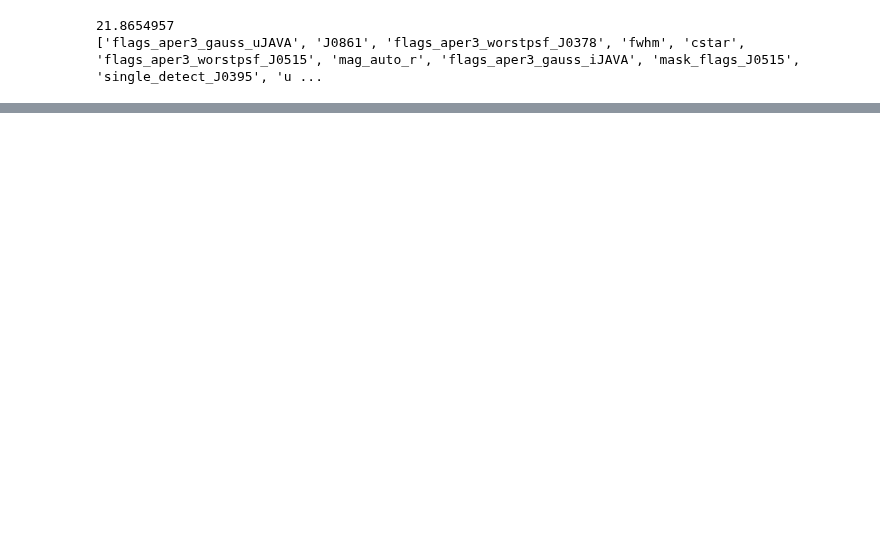
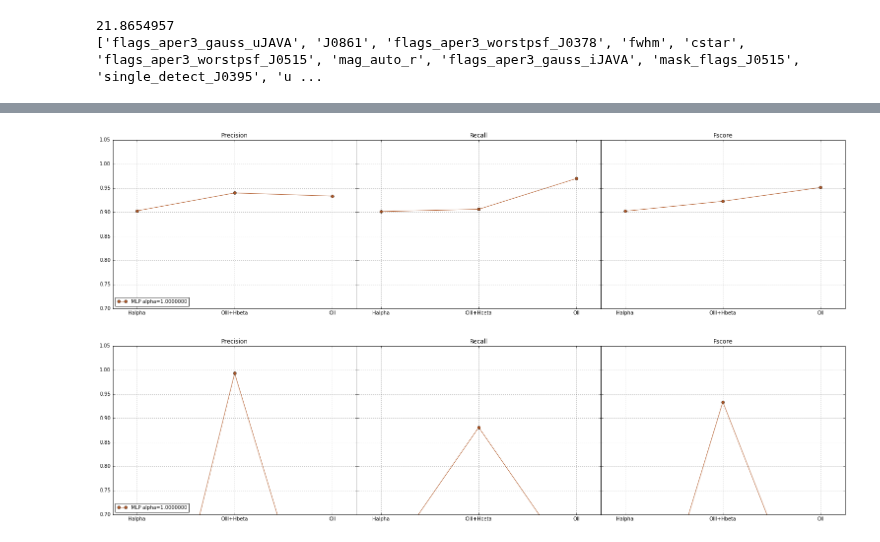
Before and after one commit to aaorsi/ELG_analysis, a Jupyter notebook: learn_ELGz.ipynb, the cells around one changed output, grey strips where cells are left out. Saved outputs shown, nothing was run; the diff lists cells and outputs as text; code cells hidden in the pictures; blank space fills up the shorter version.

Commit message:
Cleaner analysis of performance of training set

```diff
--- a/learn_ELGz.ipynb
+++ b/learn_ELGz.ipynb
@@ -988,7 +1015,7 @@ def plot_confusion_matrix(cm, classes,
     plt.xlabel('Predicted label')
 # %%
 #mlcolors[index]
-def summary_performance_plot(precision, recall, fscore, color, cnum, ctype, name,  gs, figname='summary'):
+def summary_performance_plot(index,precision, recall, fscore, color, cnum, ctype, name,  gs, figname='summary', ylim = [.0, 1.1]):
 
 
     ax = plt.subplot(gs[0])
@@ -997,8 +1024,8 @@ def summary_performance_plot(precision, recall, fscore, color, cnum, ctype, name
     ax.set_xticks([0,1,2,3])
     ax.set_xticklabels(ctype)
     ax.set_title('Precision')
-    ax.set_xlim([-0.25,3.25])
-    ax.set_ylim([.0,1.1])
+    ax.set_xlim([-0.25,2.25])
+    ax.set_ylim(ylim)
     ax.legend(loc='lower left',fontsize=10)
 
     ax = plt.subplot(gs[1])
@@ -1007,9 +1034,12 @@ def summary_performance_plot(precision, recall, fscore, color, cnum, ctype, name
     ax.set_xticks([0,1,2, 3])
     ax.set_xticklabels(ctype)
     ax.set_title('Recall')
-    ax.set_xlim([-0.25,3.25])
-    ax.set_ylim([.0,1.1])
+    ax.set_xlim([-0.25,2.25])
+    ax.set_ylim(ylim)
     ax.set_yticklabels([])
+    if index == 0:
+        ax.text(0.5,1.15, figname, fontsize=20, transform=ax.transAxes)
+
   #  ax.legend(loc='lower left',fontsize=10)
 
     ax = plt.subplot(gs[2])
@@ -1018,8 +1048,8 @@ def summary_performance_plot(precision, recall, fscore, color, cnum, ctype, name
     ax.set_xticks([0,1,2, 3])
     ax.set_xticklabels(ctype)
     ax.set_title('Fscore')
-    ax.set_xlim([-0.25,3.25])
-    ax.set_ylim([0.0,1.1])
+    ax.set_xlim([-0.25,2.25])
+    ax.set_ylim(ylim)
     ax.set_yticklabels([])
    # ax.legend(loc='lower left',fontsize=10)
 
@@ -1060,42 +1090,55 @@ else:
 
 classifiers = {}
 
+import numpy as np
 
-arr_layers = [ ntrain/2, ntrain, 2*ntrain]
-arr_layers = np.linspace(0.3,3,5)
+nalpha = 10
 
-nlay = len(arr_layers)
-for i,lay in zip(range(nlay), arr_layers):
-    units = int(lay*ntrain)
-    classifiers['MLP_%d'%units] = MLPClassifier(solver='adam',
-                                            hidden_layer_sizes=(units),
-                                            activation='logistic')
+a_arr = np.logspace(-2,0,num=nalpha)
 
-for i,lay in zip(range(nlay), arr_layers):
-    units = int(lay*ntrain)
-    classifiers['MLP_%d%d'%(units,units)] = MLPClassifier(solver='adam',
-                                            hidden_layer_sizes=(units,units,),
-                                            activation='logistic')
+for aa in range(nalpha):
+    alpha = a_arr[aa]
+    print alpha
+    classifiers['MLP alpha=%.7f'%(alpha)] = MLPClassifier(solver='lbfgs',
+                                            hidden_layer_sizes=(nfeat, nfeat),
+                                            activation='logistic', alpha=alpha,
+                                                         random_state=1, tol=1e-4, max_iter=1000)
 
 
 
-cnum = [0, 1, 2, 3]
-ctype = ['Halpha', 'OIII', 'Hbeta','OII']
+cnum = [0, 1, 2]
+#ctype = ['Halpha', 'OIII', 'Hbeta','OII']
+ctype = ['Halpha', 'OIII+Hbeta','OII']
 nclass = 1
-mlcolors = plt.cm.coolwarm(np.linspace(0,1,2*nlay))
+mlcolors = plt.cm.Paired(np.linspace(0,1,nalpha))
 
-plt.figure('summary')
-gs = gsc.GridSpec(1,4)
+#plt.figure('summary')
+
+plt.figure(figname)
+plt.rcParams['figure.figsize'] = 15, 10
+gs = gsc.GridSpec(1,3)
 gs.update(wspace=0.0, right=1.5,top=0.6)
 
-for index, (name, classifier) in enumerate(classifiers.items()):
+gs2 = gsc.GridSpec(1,3)
+gs2.update(wspace=0.0, right=1.5,top=0.6)
+
+
+for index in range(nalpha):
+    alpha = a_arr[index]
+    name = 'MLP alpha=%.7f'%(alpha)
+    classifier = classifiers[name]
     print name
     classifier.fit(Traindata, training_class)
-    y_pred = classifier.predict(Traindata)
+    y_train = classifier.predict(Traindata)
+    y_test  = classifier.predict(Testdata)
+
     precision, recall, fscore, support = metrics.precision_recall_fscore_support(training_class,
-                                                                                 y_pred, labels=ctype)
+                                                                                 y_train, labels=ctype)
     color = mlcolors[index]
-    summary_performance_plot(precision, recall, fscore, color, cnum, ctype, name,  gs, figname='summary')
+    summary_performance_plot(index,precision, recall, fscore, color, cnum, ctype, name,  gs, figname='Training', ylim=[0.7,1.05])
 
-plt.show()
+    precision, recall, fscore, support = metrics.precision_recall_fscore_support(validate_class,
+                                                                                 y_test, labels=ctype)
+    color = mlcolors[index]
+    summary_performance_plot(index,precision, recall, fscore, color, cnum, ctype, name,  gs, figname='Validation', ylim=[0.7,1.05])
 # %% [output]
@@ -1110,3 +1165,5 @@ MLP_70207020
+[figure, added]
+[figure, added]
 # %%
 #classifier = MLPClassifier(solver='lbfgs')
 C = 1.0
```
Also changed, not shown: parts of 5 cells of this notebook.
